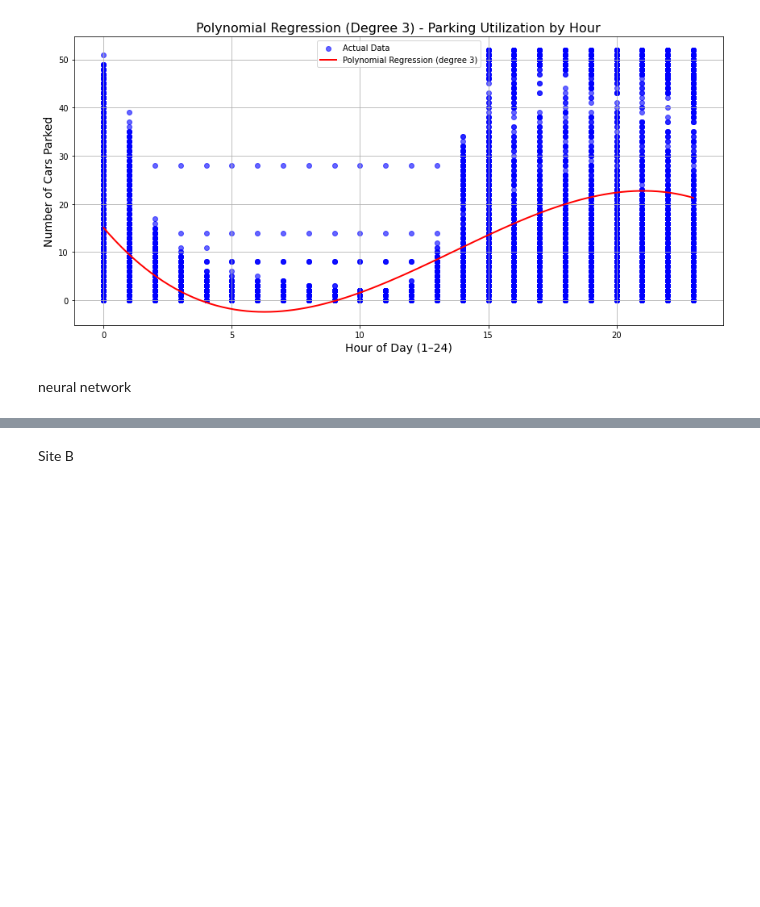
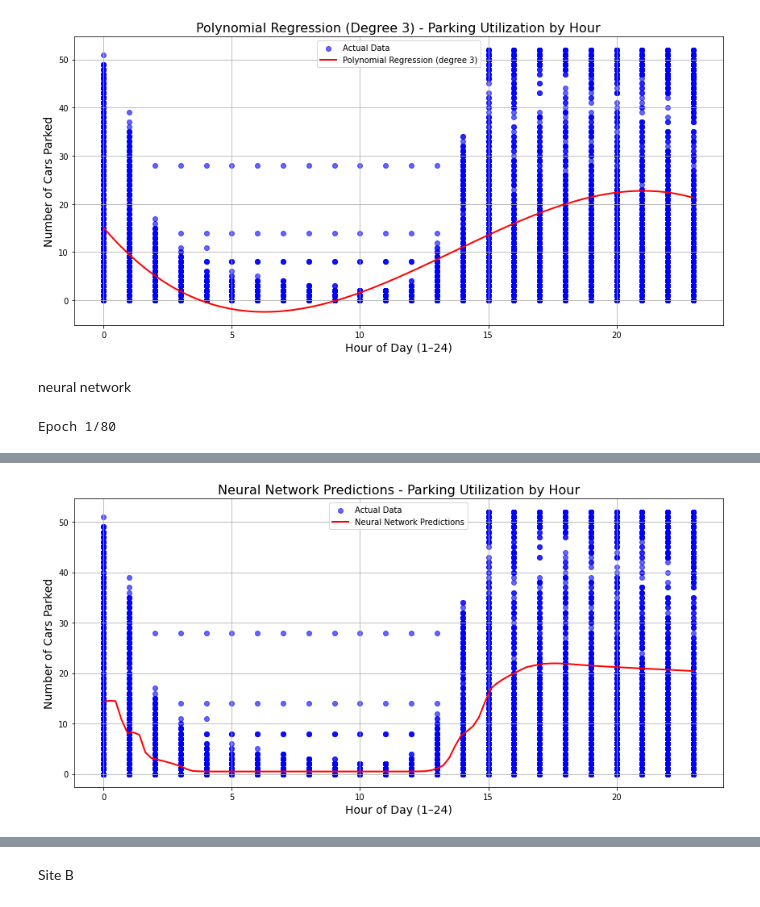
Before and after one commit to Vigro08/AA-Team-Assignment, a Jupyter notebook: Tasks/04_Predictive_Analysis.ipynb, the cells around one changed output, grey strips where cells are left out. Drawn from its saved outputs; the diff is of its cells as text; code cells hidden in the pictures; blank space fills up the shorter version.

Commit message:
updated prediction

```diff
--- a/Tasks/04_Predictive_Analysis.ipynb
+++ b/Tasks/04_Predictive_Analysis.ipynb
@@ -217,51 +217,49 @@ neural network
 # model.add(Dense(1, activation='linear'))  # Linear activation for regression
 
 # Build the neural network model (more complex with more layers and parameters)
-model = Sequential()
+model_a_neuro = Sequential()
 
 # Input layer (9 input features) and first hidden layer
-model.add(Dense(512, input_dim=1, activation='relu'))  # 512 units, ReLU activation
-model.add(Dropout(0.2))  # Dropout layer to prevent overfitting
+model_a_neuro.add(Dense(512, input_dim=1, activation='relu'))  # 512 units, ReLU activation
+model_a_neuro.add(Dropout(0.2))  # Dropout layer to prevent overfitting
 
 # Second hidden layer
-model.add(Dense(256, activation='relu'))  # 256 units, ReLU activation
-model.add(Dropout(0.2))  # Dropout layer
+model_a_neuro.add(Dense(256, activation='relu'))  # 256 units, ReLU activation
+model_a_neuro.add(Dropout(0.2))  # Dropout layer
 
 # Third hidden layer
-model.add(Dense(128, activation='relu'))  # 128 units, ReLU activation
-model.add(Dropout(0.2))  # Dropout layer
+model_a_neuro.add(Dense(128, activation='relu'))  # 128 units, ReLU activation
+model_a_neuro.add(Dropout(0.2))  # Dropout layer
 
 # Fourth hidden layer
-model.add(Dense(64, activation='relu'))  # 64 units, ReLU activation
+model_a_neuro.add(Dense(64, activation='relu'))  # 64 units, ReLU activation
 
 # Output layer (single integer prediction)
-model.add(Dense(1, activation='linear'))  # Linear activation for regression
+model_a_neuro.add(Dense(1, activation='linear'))  # Linear activation for regression
 
 # Compile the model
-model.compile(optimizer=Adam(), loss='mse', metrics=['mae'])  # Mean Squared Error loss
+model_a_neuro.compile(optimizer=Adam(), loss='mse', metrics=['mae'])  # Mean Squared Error loss
 #model.compile(optimizer=SGD(learning_rate=0.01, momentum=0.9),  # You can customize learning rate and momentum
               #loss='mse',  # Mean Squared Error loss
               #metrics=['mae'])  # Mean Absolute Error
 
 
 # Train the model
-history = model.fit(x_a_train, y_a_train, epochs=80, batch_size=32, validation_data=(x_a_test, y_a_test))
+x_a_n_train, x_a_n_test, y_a_n_train, y_a_n_test = train_test_split(x_a, y_a, test_size=0.5, random_state=42)
+
+history_a = model_a_neuro.fit(x_a_n_train, y_a_n_train, epochs=80, batch_size=32, validation_data=(x_a_n_test, y_a_n_test))
 
 # Evaluate the model on the test set
-test_loss, test_mae = model.evaluate(x_a_test, y_a_test)
+test_loss, test_mae = model_a_neuro.evaluate(x_a_n_test, y_a_n_test)
 
 # Make predictions
-predictions = model.predict(x_a_test)
+predictions = model_a_neuro.predict(x_a_n_test)
 
 # Create a smooth grid for the x-axis
-X_grid = np.linspace(min(x_a_test[:, 0]), max(x_a_test[:, 0]), 100).reshape(-1, 1)
-
-# Neural networks typically require the same input shape as during training
-# If the model requires 5 features, replicate the X_grid as necessary
-X_grid_extended = np.hstack([X_grid])  # Repeat the X_grid for each feature
+X_grid = np.linspace(min(x_a), max(x_a), 100).reshape(-1, 1)  # Create a smooth grid for the x-axis
 
 # Predict using the trained neural network
-y_grid = model.predict(X_grid_extended)
+y_grid = model_a_neuro.predict(X_grid)
 
 # Plot the actual data points
 plt.figure(figsize=(12, 6))
@@ -278,3 +276,5 @@ plt.legend()
 plt.grid(True)
 plt.tight_layout()
 plt.show()
+# %% [output]
+Epoch 1/80
@@ -280,0 +298 @@ plt.show()
+[figure, added]
```
Also changed, not shown: parts of 9 cells of this notebook.
